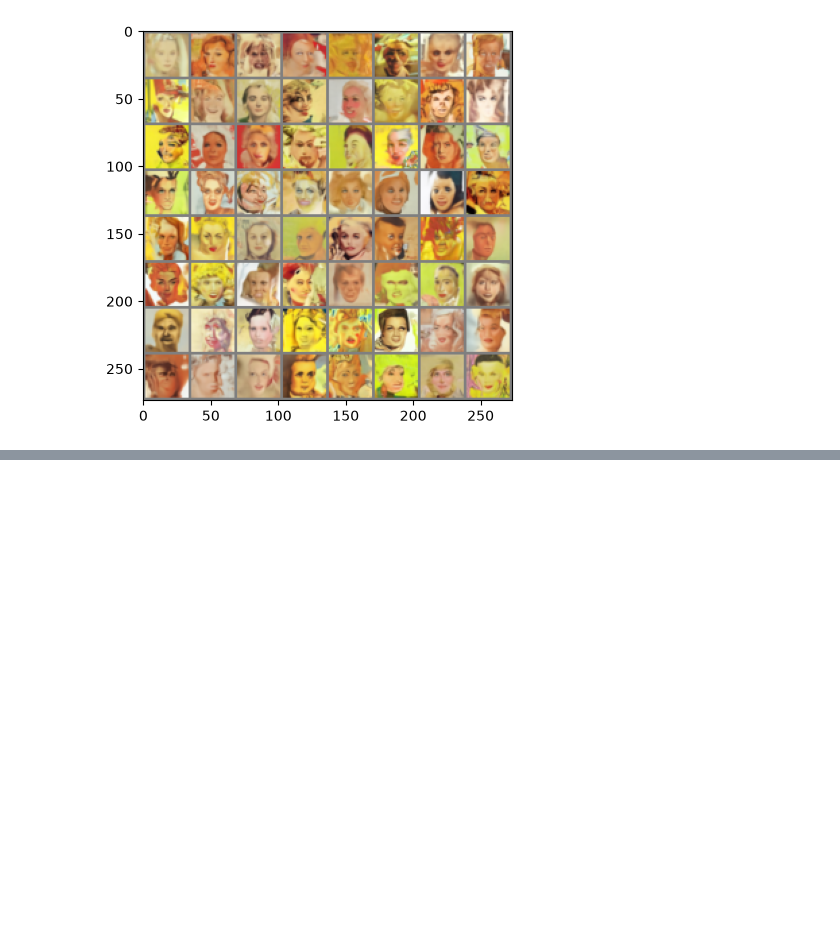
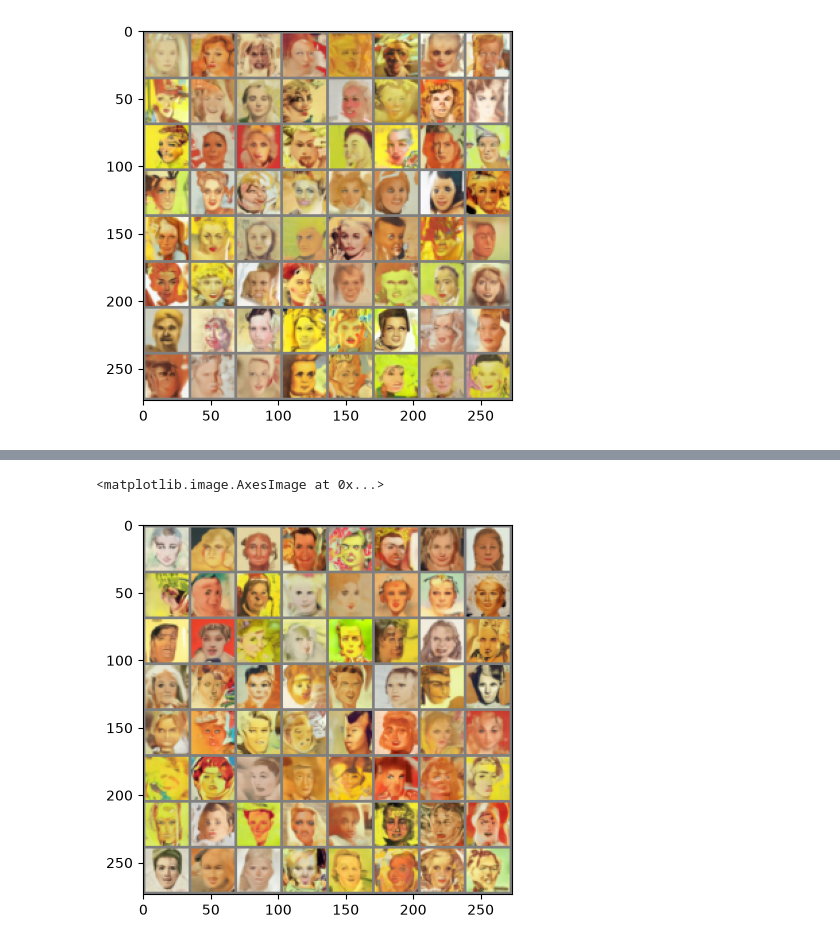
Before and after one commit to FlyingMatrix/diffusion, a Jupyter notebook: diffusion-guidance.ipynb, the cells around one changed output, grey strips where cells are left out. Cells and saved outputs as stored; diff of their text form; code cells hidden in the pictures; blank space fills up the shorter version.

```diff
--- a/diffusion-guidance.ipynb
+++ b/diffusion-guidance.ipynb
@@ -459,3 +459,81 @@ t=225, loss=0.408192, x_abs_mean=0.603740, grad_abs_mean=0.0163991060, grad_max=
 t=100, loss=0.402877, x_abs_mean=0.482213, grad_abs_mean=0.0168904383, grad_max=0.0874806046
 <matplotlib.image.AxesImage at 0x...>
 [figure]
+# %%
+# Guidance function II - single image error
+def color_loss_per_image(images, target_color=(0.784, 0.929, 0.204)):
+
+    target = torch.tensor(
+        target_color,
+        device=images.device,
+        dtype=images.dtype
+    ) * 2 - 1
+    target = target[None, :, None, None]    # target -> (1, c=3, 1, 1)
+
+    error = torch.abs(images - target)      # error -> (batch_size, channel=3, height, width)
+
+    # loss for each image
+    return error.mean(dim=(1, 2, 3))        # error.mean -> (batch_size)
+# %%
+# Guidance sampling II
+"""
+    At each step, we do the following:
+
+        - Create a new version of x that has requires_grad = True
+        - Calculate the denoised version (x0)
+        - Feed the predicted x0 through our loss function
+        - Find the gradient of this loss function with respect to x
+        - Use this conditioning gradient to modify x before we step with the scheduler,
+          hopefully pushing x in a direction that will lead to lower loss according to our guidance function
+"""
+x = torch.randn(64, 3, 32, 32).to(device)
+
+for i, t in tqdm(enumerate(scheduler.timesteps)):
+
+    # Set requires_grad to True before the model forward pass
+    x = x.detach().requires_grad_()
+    model_input = scheduler.scale_model_input(x, t)
+
+    # predict (with grad this time)
+    noise_pred = image_pipe.unet(model_input, t)["sample"]
+
+    # Get the predicted x0
+    x0 = scheduler.step(noise_pred, t, x).pred_original_sample
+
+    # Calculate loss per image
+    loss_per_image = color_loss_per_image(x0)
+
+    # Calculate loss
+    loss = loss_per_image.sum()
+
+    # Get gradient with respect to x
+    cond_grad = torch.autograd.grad(loss, x)[0]
+
+    # Flattening and normalizing the gradient magnitude
+    grad_norm = cond_grad.flatten(start_dim=1).norm(dim=1).mean()   # (batch_size, channels, height, width) -> (batch_size, -1)
+
+    # Scaling the gradients (Normalization)
+    cond_grad = cond_grad / (grad_norm + 1e-8)
+
+    # Set guidance strength, a hyperparameter that controls how aggressively the guidance step will alter the input x
+    guidance_strength = 0.12
+
+    # Update the input tensor
+    x_guided = x.detach() - guidance_strength * cond_grad
+
+    # Print out info
+    if i % 5 == 0:
+        print(
+            f"t={t}, "
+            f"loss={loss.item():.6f}, "
+            f"x_abs_mean={x.abs().mean().item():.6f}, "
+            f"grad_abs_mean={cond_grad.abs().mean().item():.10f}, "
+            f"grad_max={cond_grad.abs().max().item():.10f}"
+        )
+
+    # Step with scheduler: x_t -> x_t-1
+    x = scheduler.step(noise_pred, t, x_guided).prev_sample
+
+grid = torchvision.utils.make_grid(x, nrow=8)
+plt.imshow(grid.permute(1, 2, 0).cpu().clip(-1, 1) * 0.5 + 0.5)
+# %% [output]
@@ -461,0 +548,2 @@ t=100, loss=0.402877, x_abs_mean=0.482213, grad_abs_mean=0.0168904383, grad_max=
+<matplotlib.image.AxesImage at 0x...>
+[figure, added]
```
Also changed, not shown: parts of 3 cells of this notebook.
